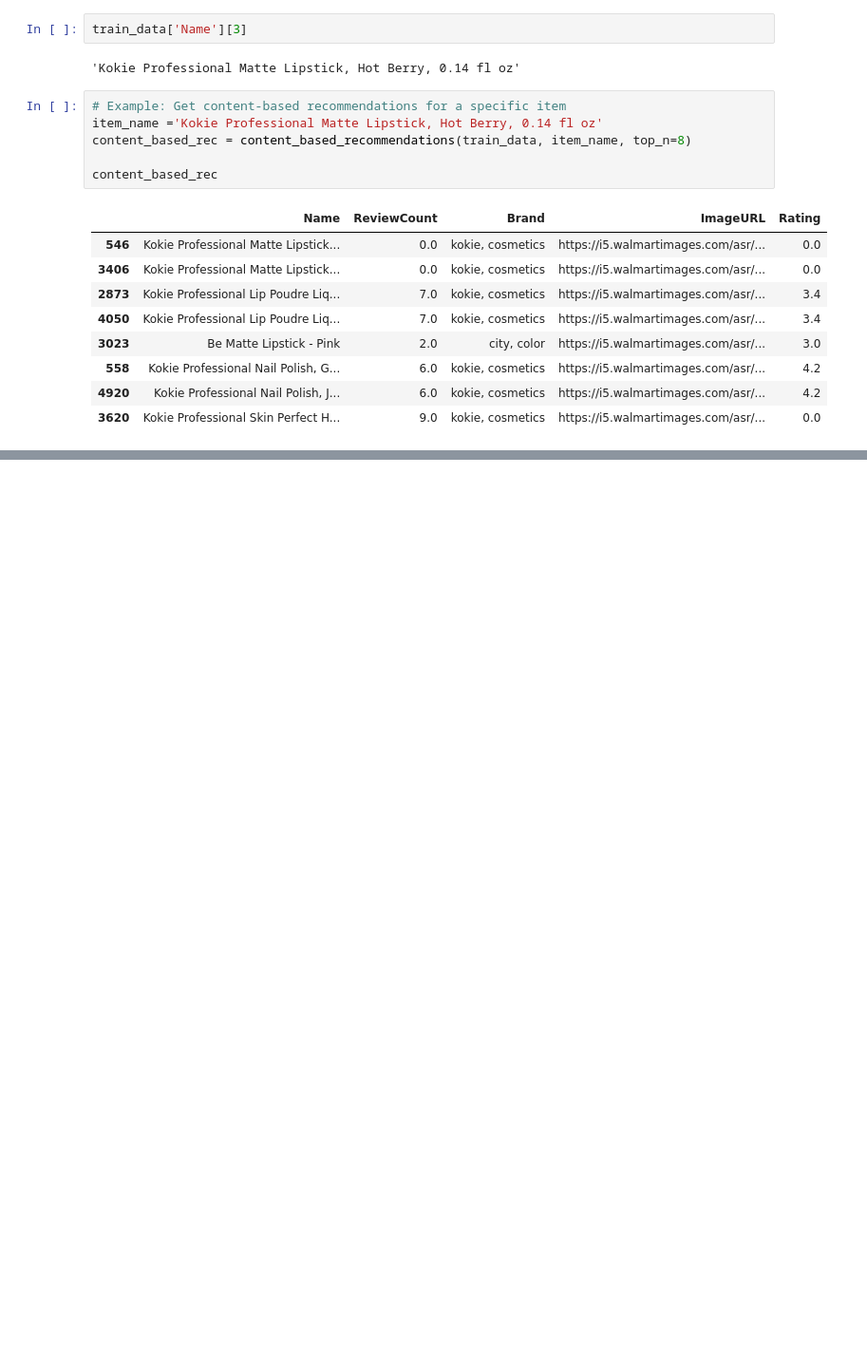
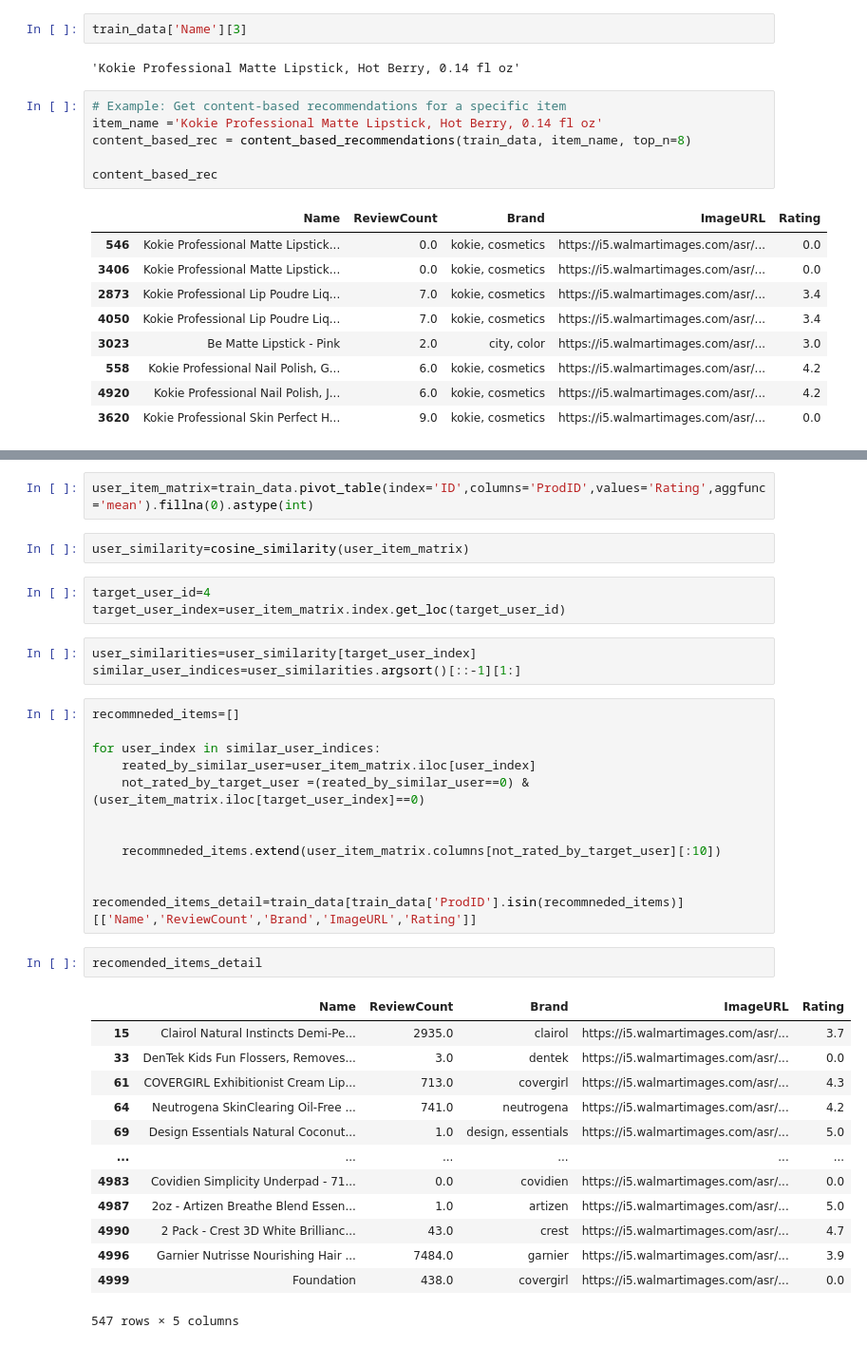
Before and after one commit to HarshRaut9945/E-Cmmerece-Recomendation-System, a Jupyter notebook: recomendations code.ipynb, the cells around one changed output, grey strips where cells are left out. Shown at 95% size. Cells and saved outputs as stored; diff of their text form; blank space fills up the shorter version.

```diff
--- a/recomendations code.ipynb
+++ b/recomendations code.ipynb
@@ -400,0 +409,38 @@ content_based_rec
+# %%
+user_item_matrix=train_data.pivot_table(index='ID',columns='ProdID',values='Rating',aggfunc='mean').fillna(0).astype(int)
+# %%
+user_similarity=cosine_similarity(user_item_matrix)
+# %%
+target_user_id=4
+target_user_index=user_item_matrix.index.get_loc(target_user_id)
+# %%
+user_similarities=user_similarity[target_user_index]
+similar_user_indices=user_similarities.argsort()[::-1][1:]
+# %%
+recommneded_items=[]
+
+for user_index in similar_user_indices:
+    reated_by_similar_user=user_item_matrix.iloc[user_index]
+    not_rated_by_target_user =(reated_by_similar_user==0) & (user_item_matrix.iloc[target_user_index]==0)
+
+
+    recommneded_items.extend(user_item_matrix.columns[not_rated_by_target_user][:10])
+
+
+recomended_items_detail=train_data[train_data['ProdID'].isin(recommneded_items)][['Name','ReviewCount','Brand','ImageURL','Rating']]
+# %%
+recomended_items_detail
+# %% [output]
+|  | Name | ReviewCount | Brand | ImageURL | Rating |
+| 15 | Clairol Natural Instincts Demi-Pe... | 2935.0 | clairol | https://i5.walmartimages.com/asr/... | 3.7 |
+| 33 | DenTek Kids Fun Flossers, Removes... | 3.0 | dentek | https://i5.walmartimages.com/asr/... | 0.0 |
+| 61 | COVERGIRL Exhibitionist Cream Lip... | 713.0 | covergirl | https://i5.walmartimages.com/asr/... | 4.3 |
+| 64 | Neutrogena SkinClearing Oil-Free ... | 741.0 | neutrogena | https://i5.walmartimages.com/asr/... | 4.2 |
+| 69 | Design Essentials Natural Coconut... | 1.0 | design, essentials | https://i5.walmartimages.com/asr/... | 5.0 |
+| ... | ... | ... | ... | ... | ... |
+| 4983 | Covidien Simplicity Underpad - 71... | 0.0 | covidien | https://i5.walmartimages.com/asr/... | 0.0 |
+| 4987 | 2oz - Artizen Breathe Blend Essen... | 1.0 | artizen | https://i5.walmartimages.com/asr/... | 5.0 |
+| 4990 | 2 Pack - Crest 3D White Brillianc... | 43.0 | crest | https://i5.walmartimages.com/asr/... | 4.7 |
+| 4996 | Garnier Nutrisse Nourishing Hair ... | 7484.0 | garnier | https://i5.walmartimages.com/asr/... | 3.9 |
+| 4999 | Foundation | 438.0 | covergirl | https://i5.walmartimages.com/asr/... | 0.0 |
+547 rows × 5 columns
```
Also changed, not shown: parts of 7 cells of this notebook.
